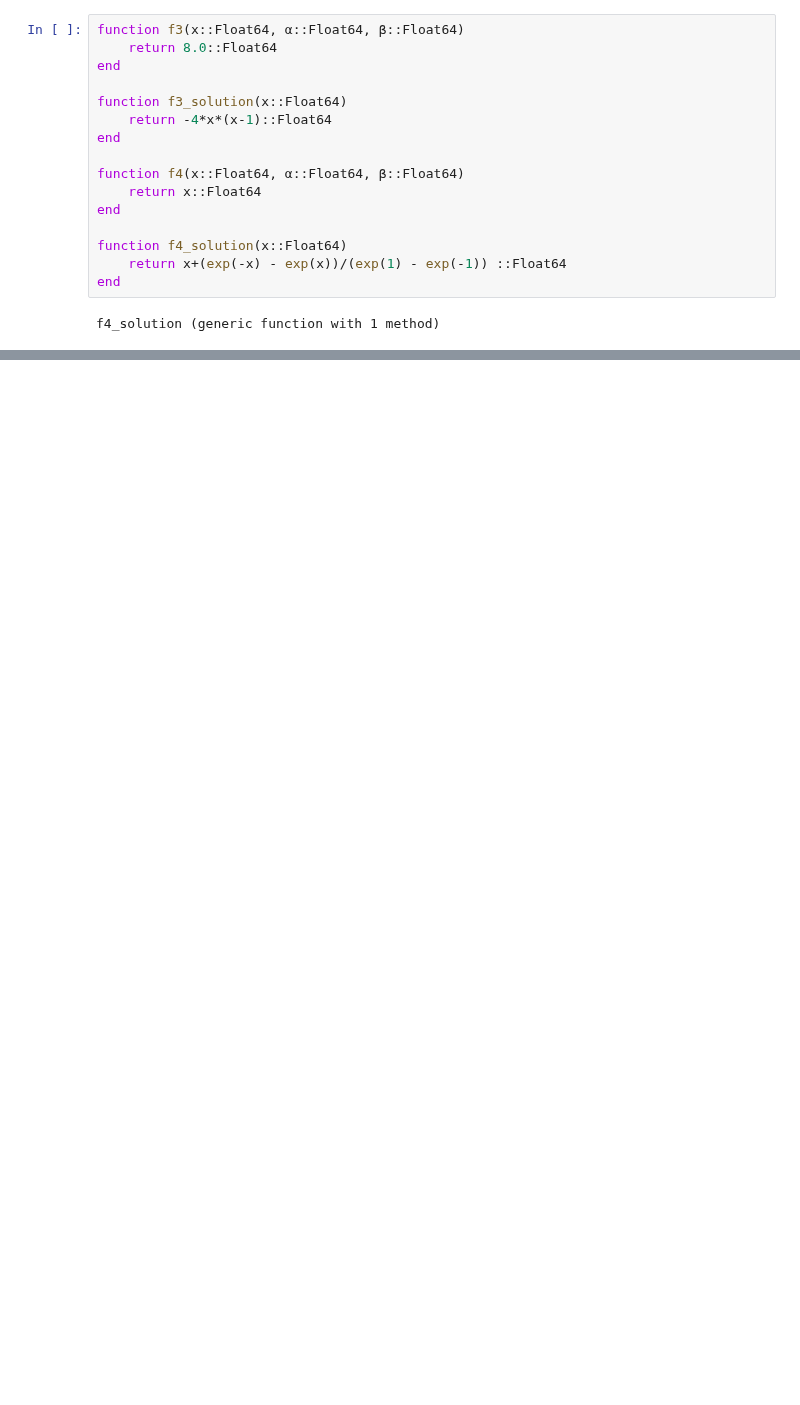
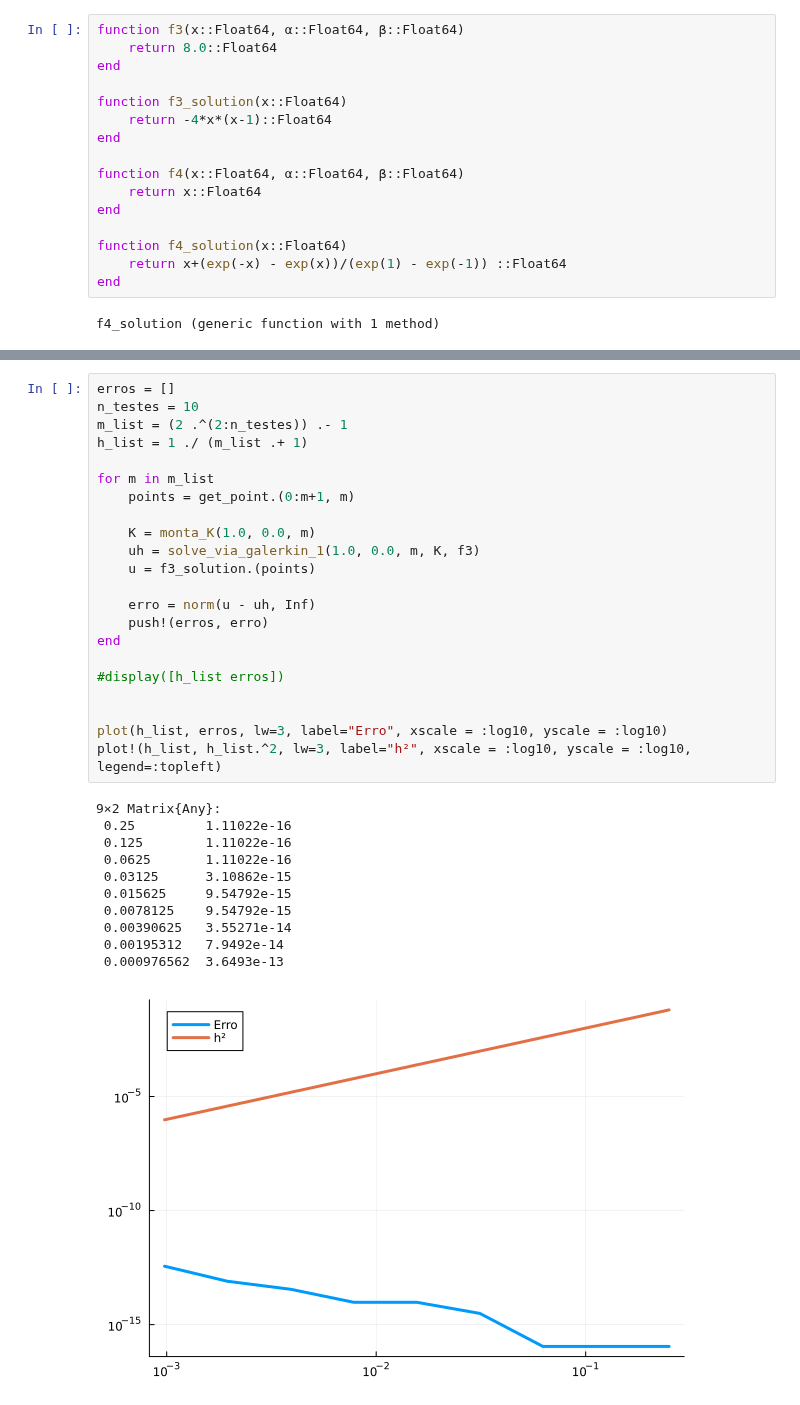
Before and after one commit to CarlosEduardoValladares/Elementos-Finitos-2024.2, a Jupyter notebook: elementos_finitos_01.ipynb, the cells around one changed output, grey strips where cells are left out. Cells and saved outputs as stored; diff of their text form; blank space fills up the shorter version.

```diff
--- a/elementos_finitos_01.ipynb
+++ b/elementos_finitos_01.ipynb
@@ -333,0 +334,34 @@ get_point(1, m)
+# %%
+erros = []
+n_testes = 10
+m_list = (2 .^(2:n_testes)) .- 1
+h_list = 1 ./ (m_list .+ 1)
+
+for m in m_list
+    points = get_point.(0:m+1, m)
+
+    K = monta_K(1.0, 0.0, m)
+    uh = solve_via_galerkin_1(1.0, 0.0, m, K, f3)
+    u = f3_solution.(points)
+
+    erro = norm(u - uh, Inf)
+    push!(erros, erro)
+end
+
+#display([h_list erros])
+
+
+plot(h_list, erros, lw=3, label="Erro", xscale = :log10, yscale = :log10)
+plot!(h_list, h_list.^2, lw=3, label="h²", xscale = :log10, yscale = :log10, legend=:topleft)
+# %% [output]
+9×2 Matrix{Any}:
+ 0.25         1.11022e-16
+ 0.125        1.11022e-16
+ 0.0625       1.11022e-16
+ 0.03125      3.10862e-15
+ 0.015625     9.54792e-15
+ 0.0078125    9.54792e-15
+ 0.00390625   3.55271e-14
+ 0.00195312   7.9492e-14
+ 0.000976562  3.6493e-13
+[figure, added]
```
Also changed, not shown: parts of 10 cells of this notebook.
